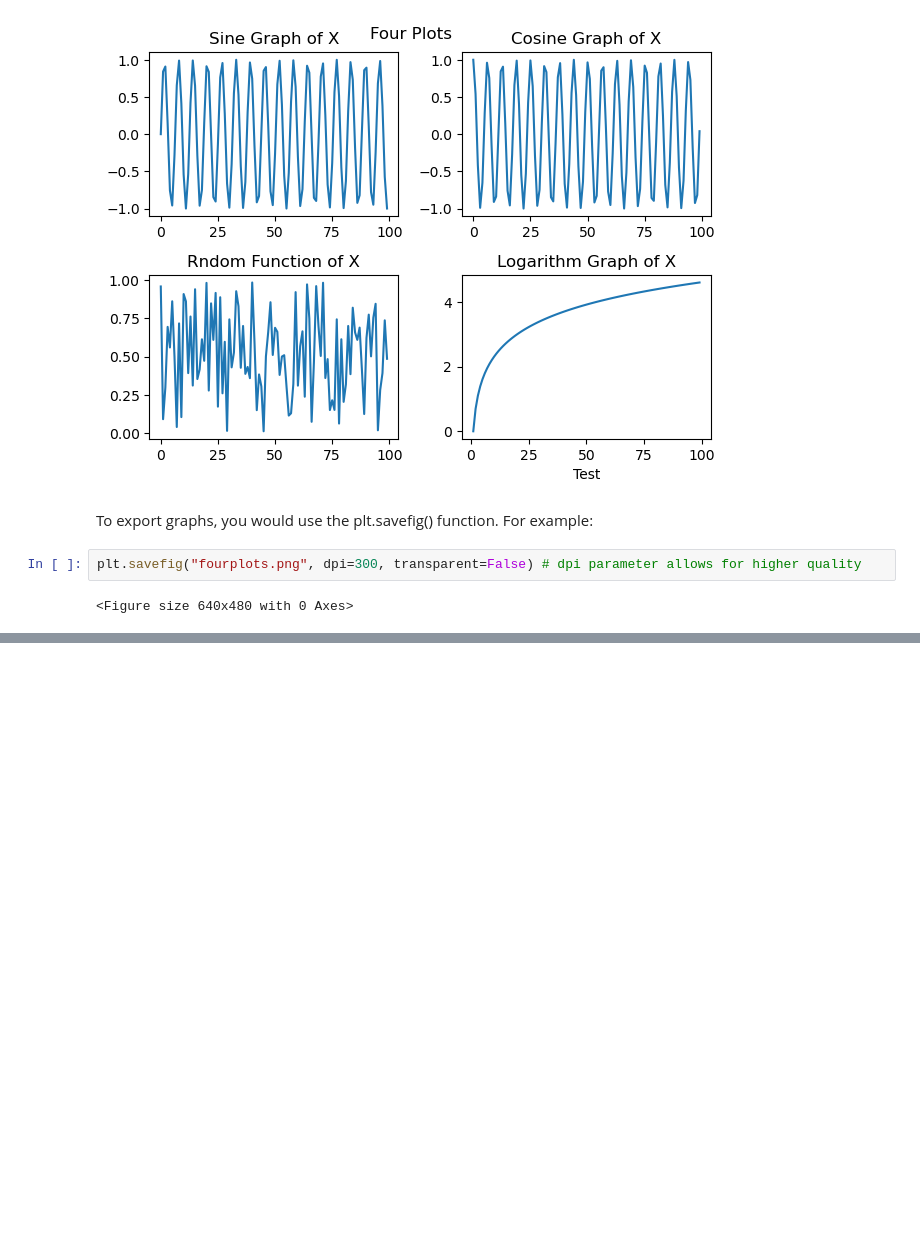
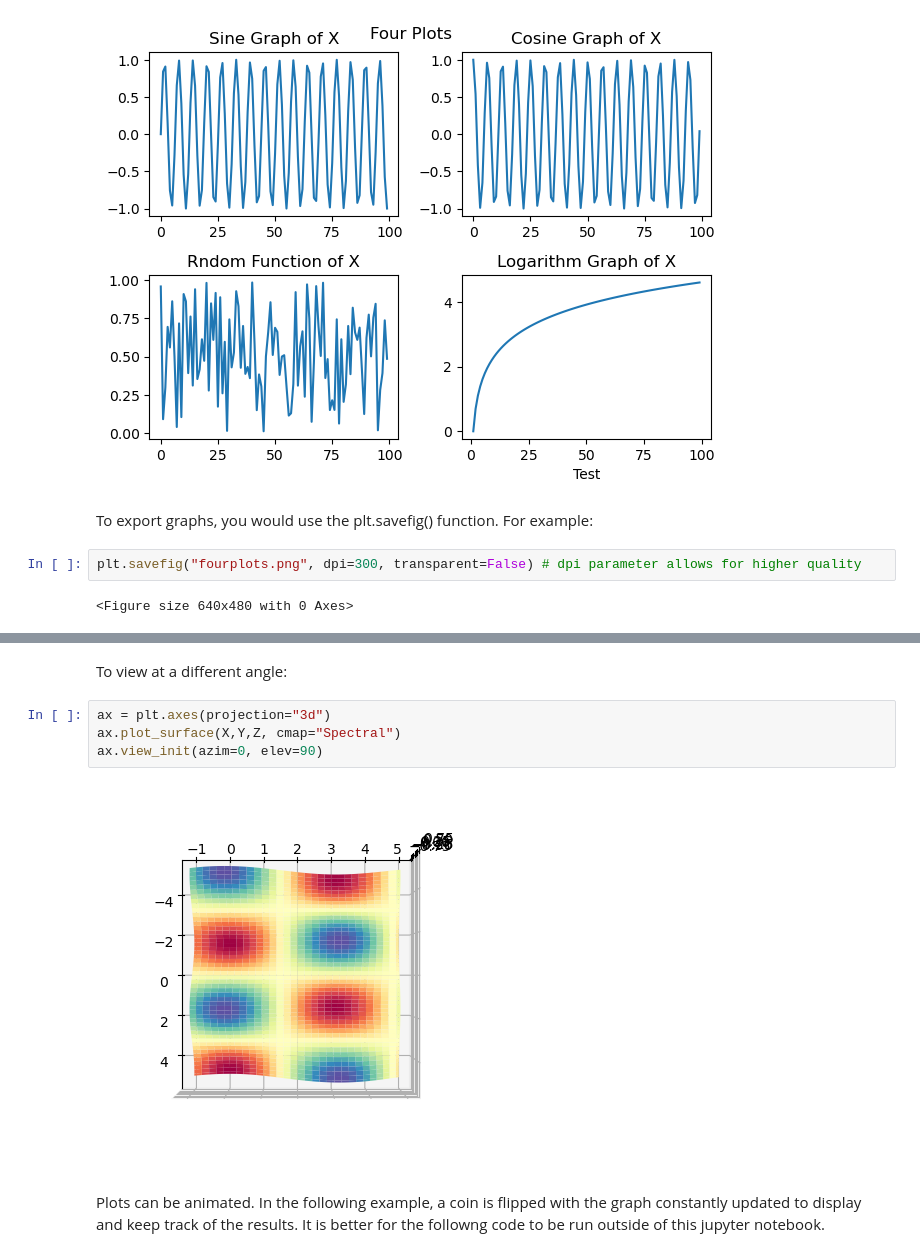
Before and after one commit to EmilsGrig/Jupyter-Notebooks, a Jupyter notebook: matplotlib.ipynb, the cells around one changed output, grey strips where cells are left out. Drawn from its saved outputs; the diff is of its cells as text; blank space fills up the shorter version.

```diff
--- a/matplotlib.ipynb
+++ b/matplotlib.ipynb
@@ -265,0 +305,10 @@ plt.savefig("fourplots.png", dpi=300, transparent=False) # dpi parameter allows
+# %% [markdown]
+To view at a different angle:
+# %%
+ax = plt.axes(projection="3d")
+ax.plot_surface(X,Y,Z, cmap="Spectral")
+ax.view_init(azim=0, elev=90)
+# %% [output]
+[figure, added]
+# %% [markdown]
+Plots can be animated. In the following example, a coin is flipped with the graph constantly updated to display and keep track of the results. It is better for the followng code to be run outside of this jupyter notebook.
```
Also changed, not shown: parts of 6 cells of this notebook.
